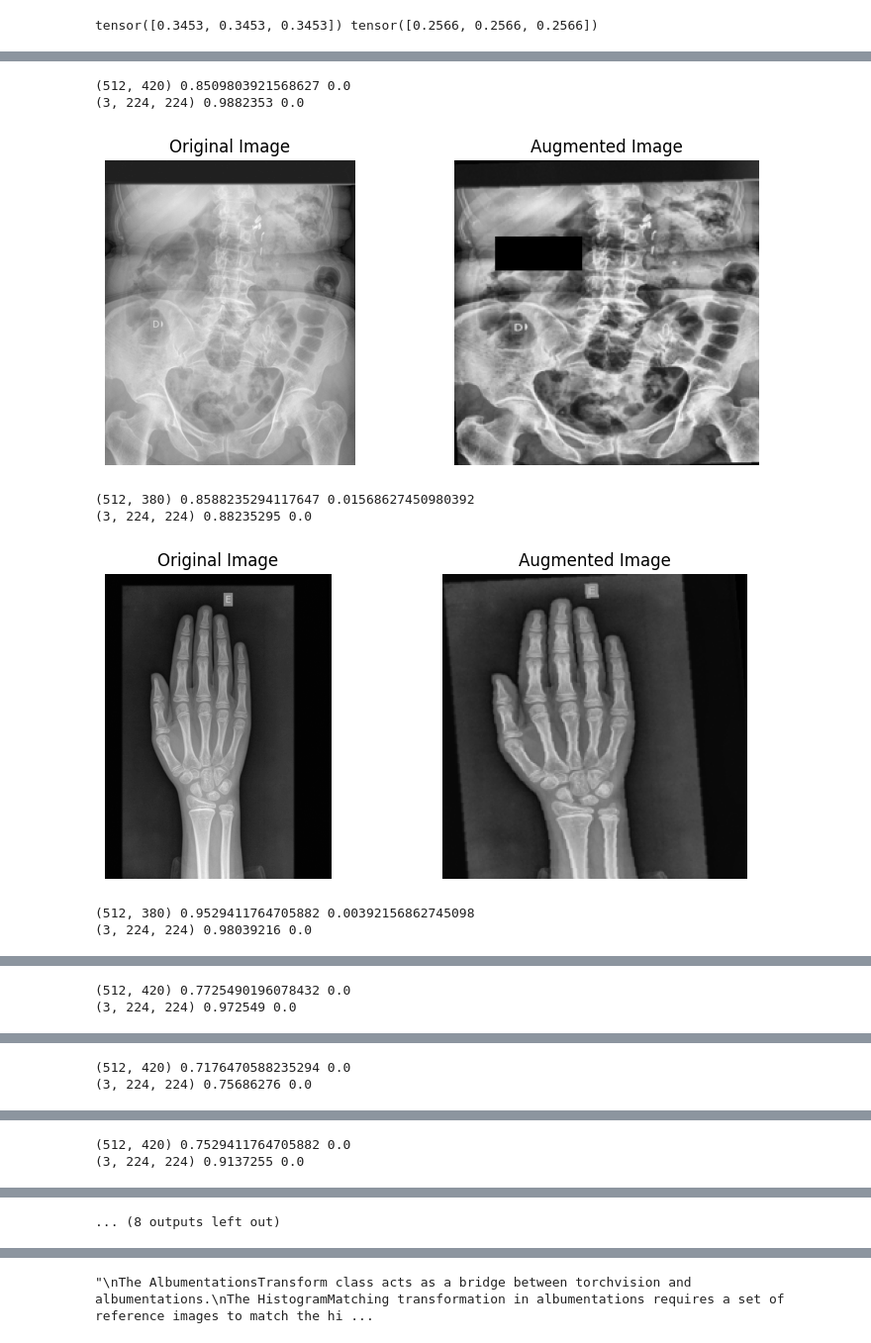
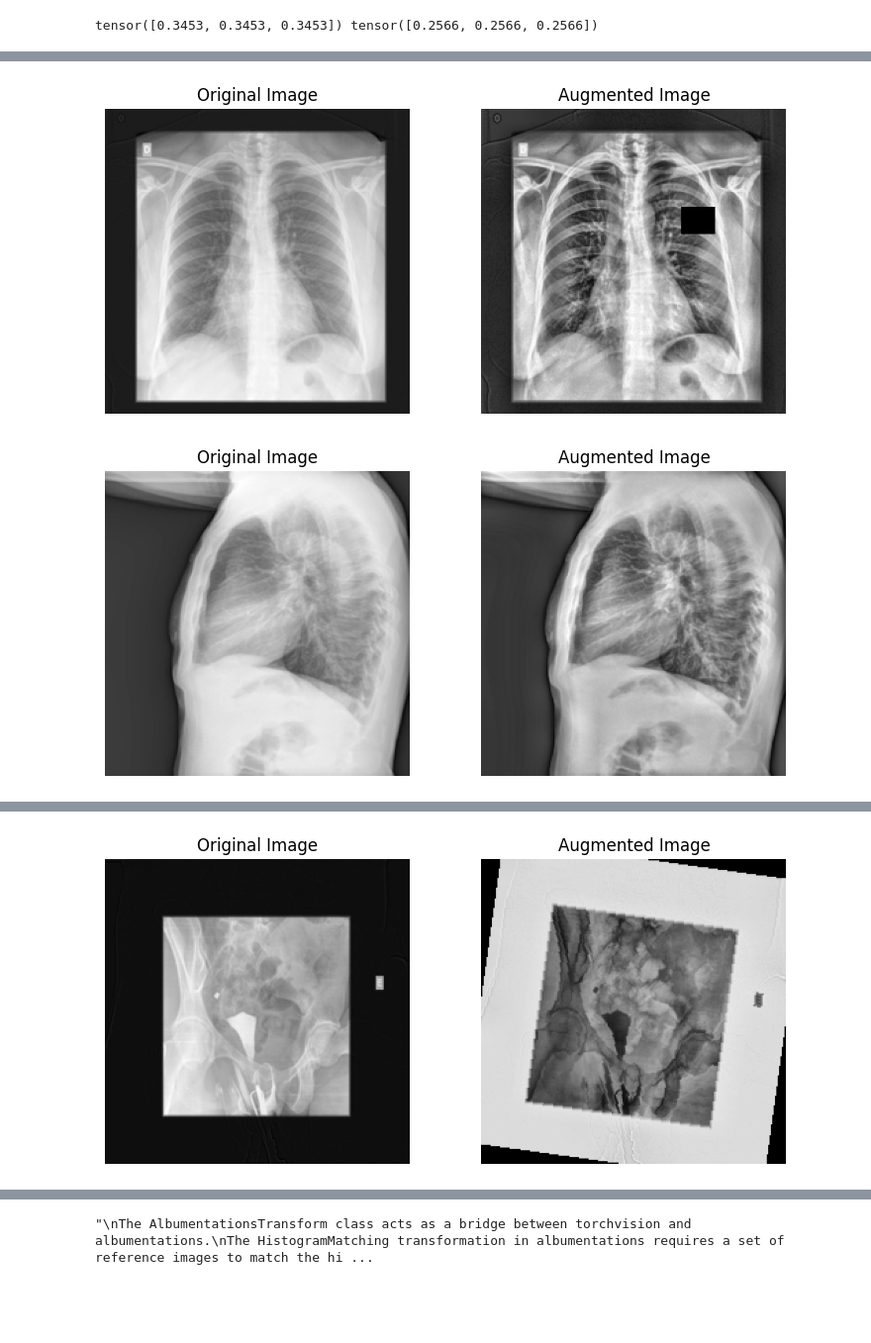
Before and after one commit to yiluzhou/open_clip, a Jupyter notebook: Body_Parts_XRay/datapreprocessing.ipynb, the cells around one changed output, grey strips where cells are left out. Shown at 99% size. Saved outputs shown, nothing was run; the diff lists cells and outputs as text; code cells hidden in the pictures; blank space fills up the shorter version.

Commit message:
image augmentation

```diff
--- a/Body_Parts_XRay/datapreprocessing.ipynb
+++ b/Body_Parts_XRay/datapreprocessing.ipynb
@@ -288,53 +354,54 @@ import numpy as np
 from PIL import Image
 import pandas as pd
 from torchvision.transforms import ToPILImage
+import sys
+sys.path.append('/home/yilu/Development/open_clip/Body_Parts_XRay/')
+from image_augmentation import customized_augmentation
+
+image_size = (224,224)
+train_transform = customized_augmentation(image_size)
+
 to_pil = ToPILImage()
 
 def visualize_augmentations(original_img, augmented_img):
     fig, ax = plt.subplots(1, 2, figsize=(9, 4))
     ax[0].imshow(original_img, cmap="gray") #
     ax[0].set_title("Original Image")
     ax[1].imshow(augmented_img, cmap="gray")
     ax[1].set_title("Augmented Image")
     for a in ax:
         a.axis("off")
     plt.show()
 
 
 # Load a few images
 # image_folder = '/mnt/eds_share/share/Body_Parts_XRay/images/train/'
 image_folder = '/mnt/g/Datasets/Body_Parts_XRay/Original/test/images/'
 sample_images = [os.path.join(image_folder, fname) for fname in os.listdir(image_folder)]
 sample_images = random.sample(sample_images, 10)
 
 for image_path in sample_images:
-    original_img = Image.open(image_path)
-    print(np.array(original_img).shape, np.array(original_img).max()/255., np.array(original_img).min()/255.)
+    original_img = Image.open(image_path).resize(image_size)
+    # print(np.array(original_img).shape, np.array(original_img).max()/255., np.array(original_img).min()/255.)
     augmented_img = train_transform(original_img)
-    print(np.array(augmented_img).shape, np.array(augmented_img).max(), np.array(augmented_img).min())
+    # print(np.array(augmented_img).shape, np.array(augmented_img).max(), np.array(augmented_img).min())
     augmented_img = augmented_img.permute(1, 2, 0)  # Convert CxHxW to HxWxC for visualization
     # print(augmented_img.shape)
 
     #histogram for original image
     image = original_img.convert('L')
     # Convert the image to a numpy array
     histogram_original = np.array(image).ravel()
 
-    #histogram for augmented image
-    augmented_img_permuted = augmented_img.permute(2, 0, 1)
-    augmented_img_pil = to_pil(augmented_img_permuted)
-    augmented_img_gray = augmented_img_pil.convert('L')
-    # Convert the image to a numpy array
-    histogram_augmented = np.array(augmented_img_gray).ravel()
+    # #histogram for augmented image
+    # augmented_img_permuted = augmented_img.permute(2, 0, 1)
+    # augmented_img_pil = to_pil(augmented_img_permuted)
+    # augmented_img_gray = augmented_img_pil.convert('L')
+    # # Convert the image to a numpy array
+    # histogram_augmented = np.array(augmented_img_gray).ravel()
 
     # visualize_augmentations(original_img, augmented_img, histogram_original, histogram_augmented)
     visualize_augmentations(original_img, augmented_img)
 # %% [output]
-(512, 420) 0.8509803921568627 0.0
-(3, 224, 224) 0.9882353 0.0
-[figure, old version]
+[figure, new version]
-(512, 380) 0.8588235294117647 0.01568627450980392
-(3, 224, 224) 0.88235295 0.0
-[figure, old version]
+[figure, new version]
-(512, 380) 0.9529411764705882 0.00392156862745098
-(3, 224, 224) 0.98039216 0.0
@@ -342,2 +408,0 @@ for image_path in sample_images:
-(512, 420) 0.7725490196078432 0.0
-(3, 224, 224) 0.972549 0.0
@@ -345,2 +409,0 @@ for image_path in sample_images:
-(512, 420) 0.7176470588235294 0.0
-(3, 224, 224) 0.75686276 0.0
@@ -348,2 +410,0 @@ for image_path in sample_images:
-(512, 420) 0.7529411764705882 0.0
-(3, 224, 224) 0.9137255 0.0
@@ -351 +412 @@ for image_path in sample_images:
-... (8 outputs left out)
+[figure, added]
```
Also changed, not shown: parts of 2 cells of this notebook, 4 other files.
